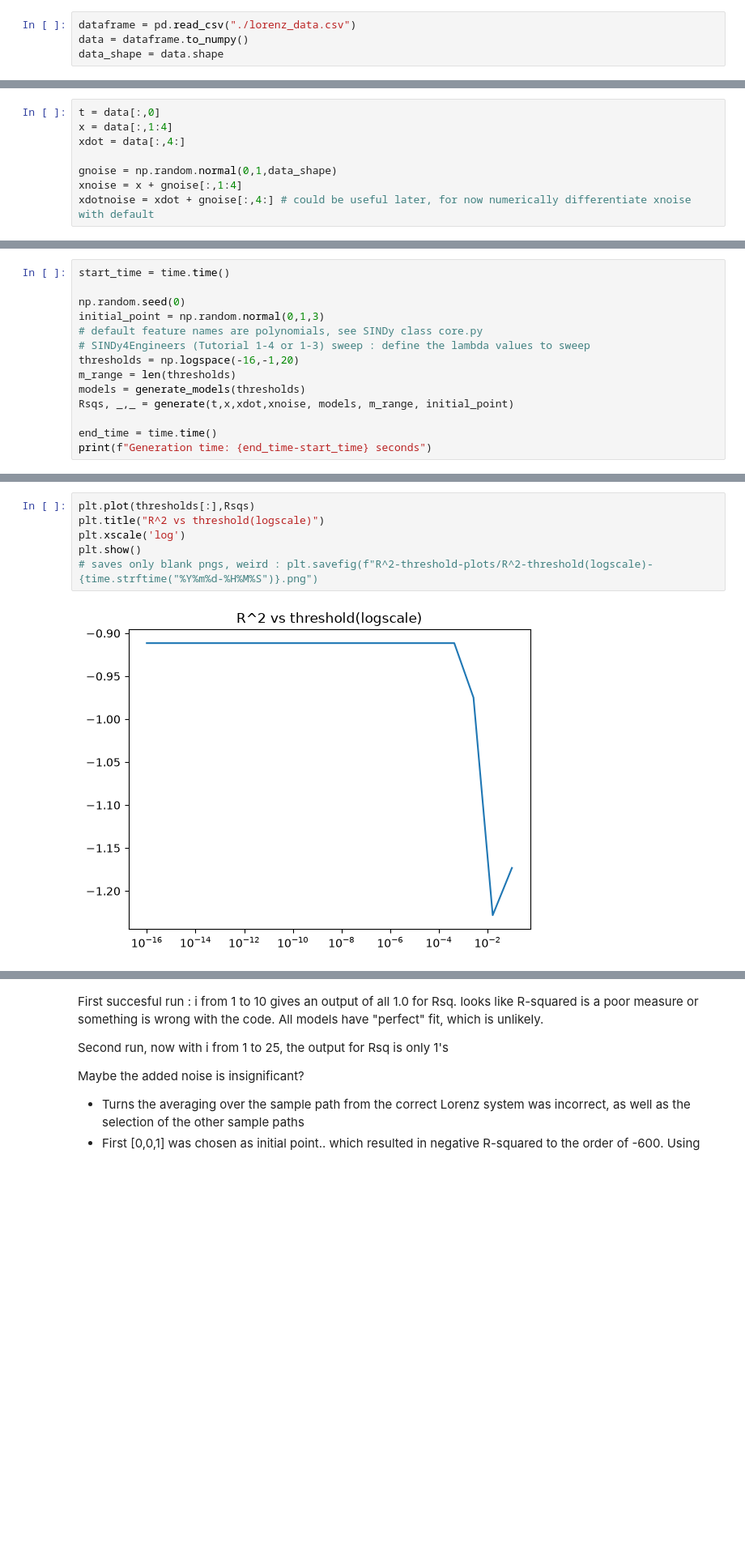
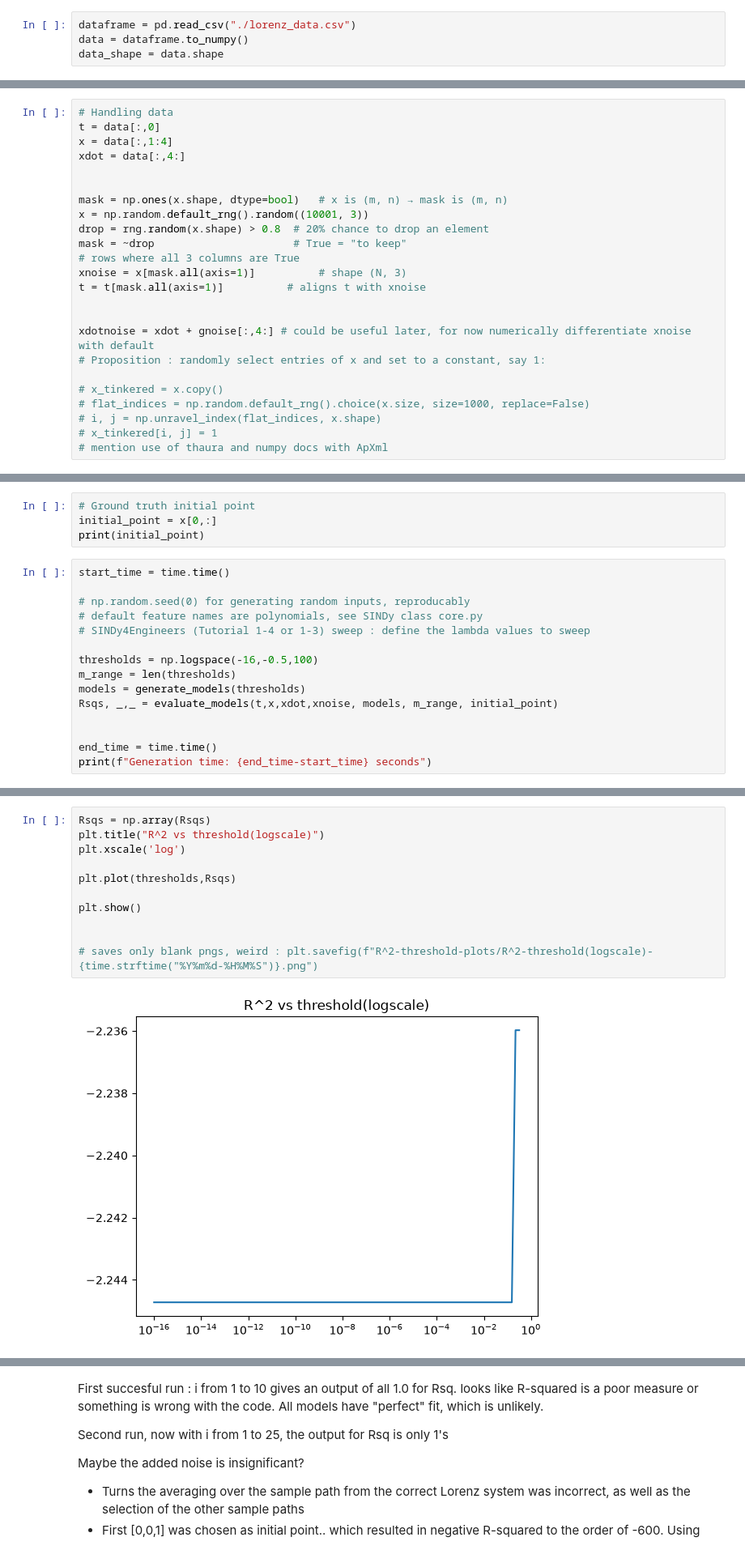
Before and after one commit to darul-cpu/kuleuven_bsc_sindyproject, a Jupyter notebook: noising_lorenz_sindy.ipynb, the cells around one changed output, grey strips where cells are left out. Shown at 81% size. Cells and saved outputs as stored; diff of their text form; blank space fills up the shorter version.

```diff
--- a/noising_lorenz_sindy.ipynb
+++ b/noising_lorenz_sindy.ipynb
@@ -80,8 +100,24 @@ def generate(t,x,xdot,xnoise, models, m_range, initial_point):
 # %%
+# Handling data
 t = data[:,0]
 x = data[:,1:4]
 xdot = data[:,4:]
 
-gnoise = np.random.normal(0,1,data_shape)
-xnoise = x + gnoise[:,1:4]
+
+mask = np.ones(x.shape, dtype=bool)   # x is (m, n) → mask is (m, n)
+x = np.random.default_rng().random((10001, 3))
+drop = rng.random(x.shape) > 0.8  # 20% chance to drop an element
+mask = ~drop                      # True = "to keep"
+# rows where all 3 columns are True
+xnoise = x[mask.all(axis=1)]          # shape (N, 3)
+t = t[mask.all(axis=1)]          # aligns t with xnoise
+
+
 xdotnoise = xdot + gnoise[:,4:] # could be useful later, for now numerically differentiate xnoise with default
+# Proposition : randomly select entries of x and set to a constant, say 1:
+
+# x_tinkered = x.copy()
+# flat_indices = np.random.default_rng().choice(x.size, size=1000, replace=False)
+# i, j = np.unravel_index(flat_indices, x.shape)
+# x_tinkered[i, j] = 1
+# mention use of thaura and numpy docs with ApXml
@@ -88,14 +134,19 @@ xdotnoise = xdot + gnoise[:,4:] # could be useful later, for now numerically dif
+# %%
+# Ground truth initial point
+initial_point = x[0,:]
+print(initial_point)
 # %%
 start_time = time.time()
 
-np.random.seed(0)
-initial_point = np.random.normal(0,1,3)
+# np.random.seed(0) for generating random inputs, reproducably
 # default feature names are polynomials, see SINDy class core.py
 # SINDy4Engineers (Tutorial 1-4 or 1-3) sweep : define the lambda values to sweep
-thresholds = np.logspace(-16,-1,20)
+
+thresholds = np.logspace(-16,-0.5,100)
 m_range = len(thresholds)
 models = generate_models(thresholds)
-Rsqs, _,_ = generate(t,x,xdot,xnoise, models, m_range, initial_point)
+Rsqs, _,_ = evaluate_models(t,x,xdot,xnoise, models, m_range, initial_point)
+
 
 end_time = time.time()
 print(f"Generation time: {end_time-start_time} seconds")
@@ -120,10 +171,15 @@ Threshold: 0.1 |  R^2 -1.173105594477394
 # %%
-plt.plot(thresholds[:],Rsqs)
+Rsqs = np.array(Rsqs)
 plt.title("R^2 vs threshold(logscale)")
 plt.xscale('log')
+
+plt.plot(thresholds,Rsqs)
+
 plt.show()
+
+
 # saves only blank pngs, weird : plt.savefig(f"R^2-threshold-plots/R^2-threshold(logscale)-{time.strftime("%Y%m%d-%H%M%S")}.png")
 # %% [output]
-[figure, old version]
+[figure, new version]
 # %%
 xdeviations_dataframe = pd.DataFrame(data=xnoise-x)
```
Also changed, not shown: parts of 9 cells of this notebook, 5 other files.
